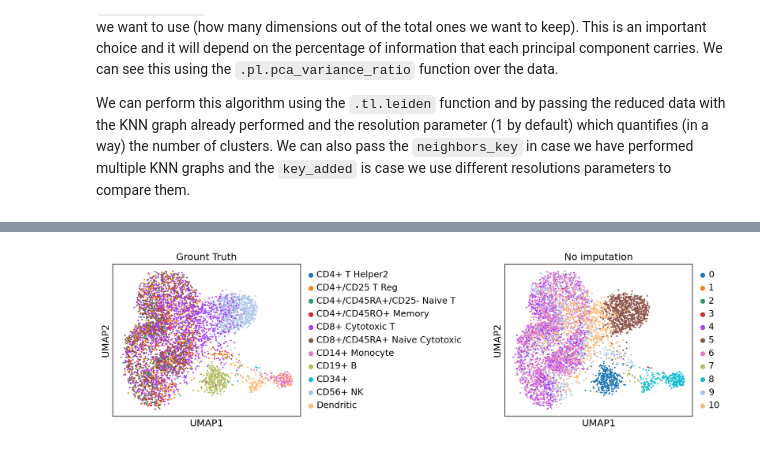
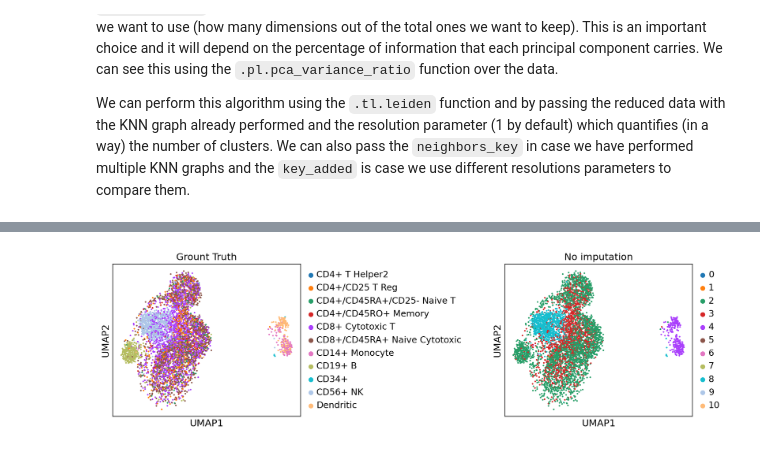
Before and after one commit to lucas-rdlr/rna-sequencing, a Jupyter notebook: notebooks/main copy.ipynb, the cells around one changed output, grey strips where cells are left out. Cells and saved outputs as stored; diff of their text form; code cells hidden in the pictures.

```diff
--- a/notebooks/main copy.ipynb
+++ b/notebooks/main copy.ipynb
@@ -203,6 +224,0 @@ One can also perform easy quality control metrics all at once, for both the cell
-# %%
-sc.pp.calculate_qc_metrics(adataSample, percent_top=None, log1p=False, inplace=True)
-# %%
-sc.pp.calculate_qc_metrics(adataALRA, percent_top=None, log1p=False, inplace=True)
-# %%
-sc.pp.calculate_qc_metrics(adataMAGIC, percent_top=None, log1p=False, inplace=True)
@@ -221,8 +225,5 @@ plt.show()
 # %% [markdown]
 ## 6. Dimensionality reduction
-# %%
-dataList = [adataSample, adataALRA, adataMAGIC]
-dataNames = ["Sample", "ALRA", "MAGIC"]
 # %% [markdown]
 ### 6.1. PCA
 # %% [markdown]
@@ -335,11 +334,11 @@ Normalized Mutual Information (NMI): 0.503
 # %%
-sc.pl.umap(adataSample,
+sc.pl.umap(adataNorm,
            color=['celltype', 'kmeans'],
            title=['Grount Truth', 'No imputation'],
            legend_loc="right margin",
            wspace=0.9)
 # %% [output]
-[figure, old version]
+[figure, new version]
 # %%
 sc.pl.umap(adataALRA,
            color=['celltype', 'kmeans'],
```
Also changed, not shown: parts of 39 cells of this notebook.
